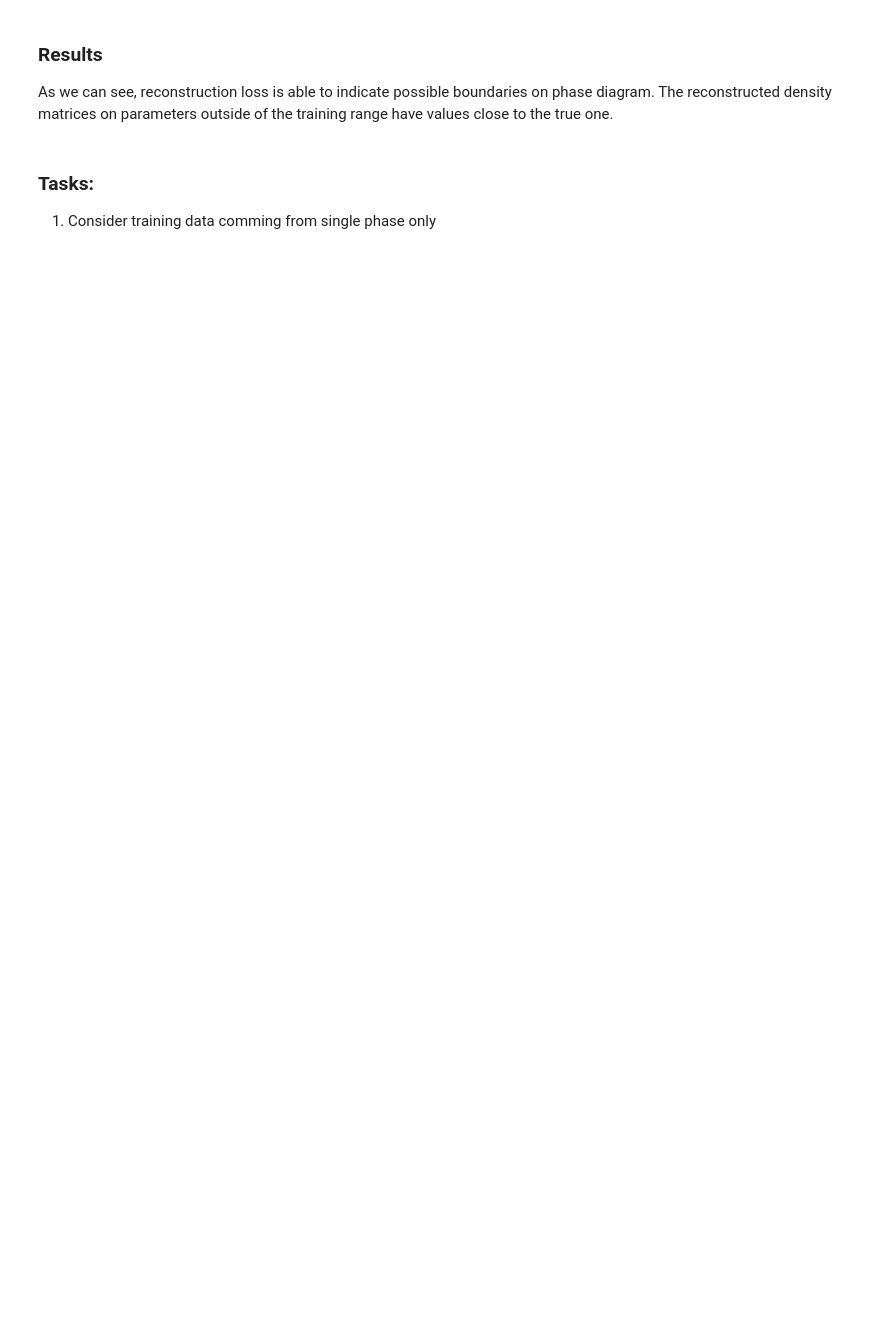
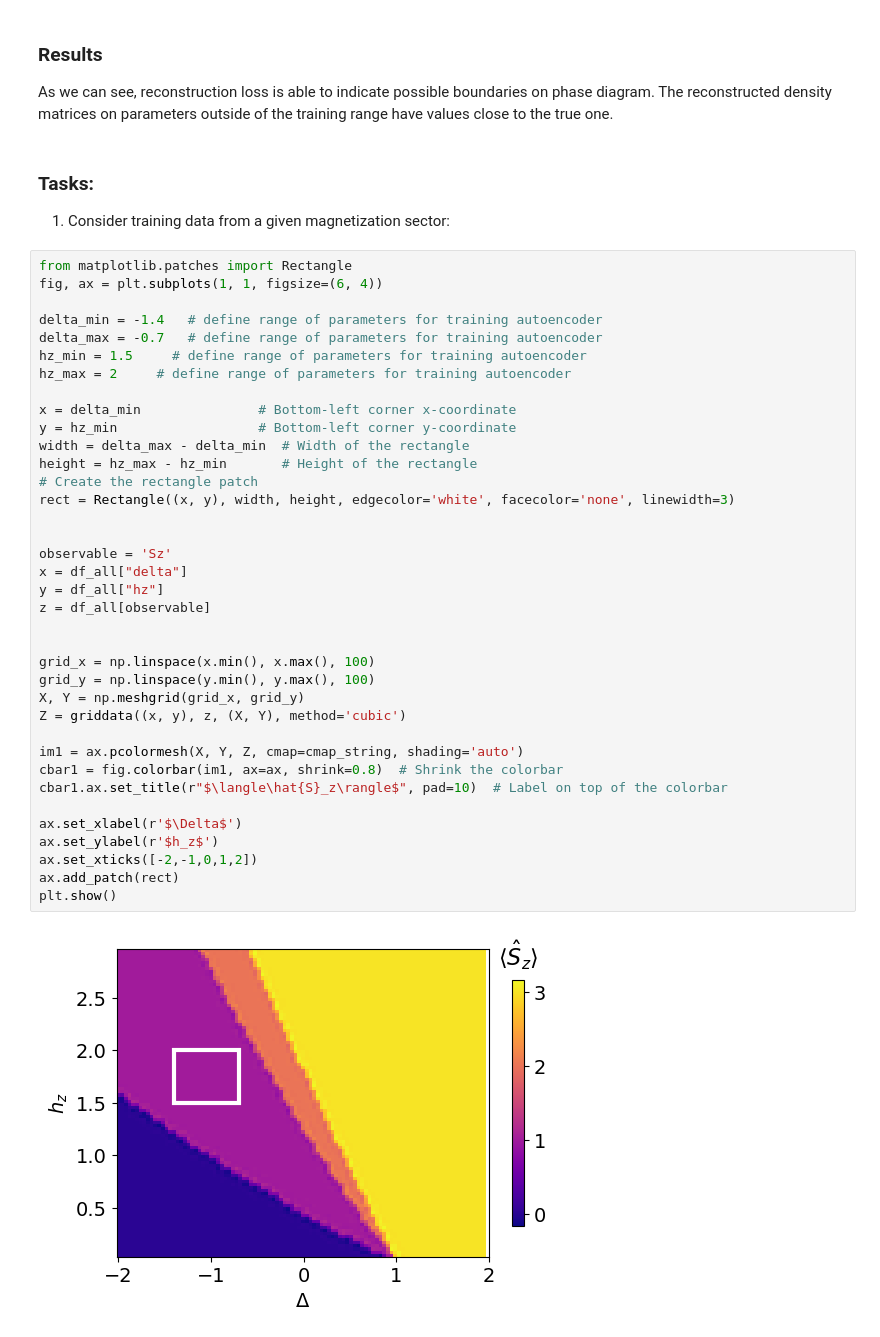
Before and after one commit to MarcinPlodzien/Anomaly_detection_for_quantum_XXZ_Heisenberg_model, a Jupyter notebook: 02_tutorial_unsupervised_phase_diagram_quantum_XXZ_model.ipynb, the cells around one changed output. Saved outputs shown, nothing was run; the diff lists cells and outputs as text; blank space fills up the shorter version.

```diff
--- a/02_tutorial_unsupervised_phase_diagram_quantum_XXZ_model.ipynb
+++ b/02_tutorial_unsupervised_phase_diagram_quantum_XXZ_model.ipynb
@@ -1109,4 +1108,43 @@ plt.show()
 As we can see, reconstruction loss is able to indicate possible boundaries on phase diagram. The reconstructed density matrices on parameters outside of the training range have values close to the true one.
 # %% [markdown]
 ### Tasks:
-1. Consider training data comming from single phase only
+1. Consider training data from a given magnetization sector:
+# %%
+from matplotlib.patches import Rectangle
+fig, ax = plt.subplots(1, 1, figsize=(6, 4))
+
+delta_min = -1.4   # define range of parameters for training autoencoder
+delta_max = -0.7   # define range of parameters for training autoencoder
+hz_min = 1.5     # define range of parameters for training autoencoder
+hz_max = 2     # define range of parameters for training autoencoder
+
+x = delta_min               # Bottom-left corner x-coordinate
+y = hz_min                  # Bottom-left corner y-coordinate
+width = delta_max - delta_min  # Width of the rectangle
+height = hz_max - hz_min       # Height of the rectangle
+# Create the rectangle patch
+rect = Rectangle((x, y), width, height, edgecolor='white', facecolor='none', linewidth=3)
+
+
+observable = 'Sz'
+x = df_all["delta"]
+y = df_all["hz"]
+z = df_all[observable]
+
+
+grid_x = np.linspace(x.min(), x.max(), 100)
+grid_y = np.linspace(y.min(), y.max(), 100)
+X, Y = np.meshgrid(grid_x, grid_y)
+Z = griddata((x, y), z, (X, Y), method='cubic')
+
+im1 = ax.pcolormesh(X, Y, Z, cmap=cmap_string, shading='auto')
+cbar1 = fig.colorbar(im1, ax=ax, shrink=0.8)  # Shrink the colorbar
+cbar1.ax.set_title(r"$\langle\hat{S}_z\rangle$", pad=10)  # Label on top of the colorbar
+
+ax.set_xlabel(r'$\Delta$')
+ax.set_ylabel(r'$h_z$')
+ax.set_xticks([-2,-1,0,1,2])
+ax.add_patch(rect)
+plt.show()
+# %% [output]
+[figure, added]
```
Also changed, not shown: parts of 4 cells of this notebook.
